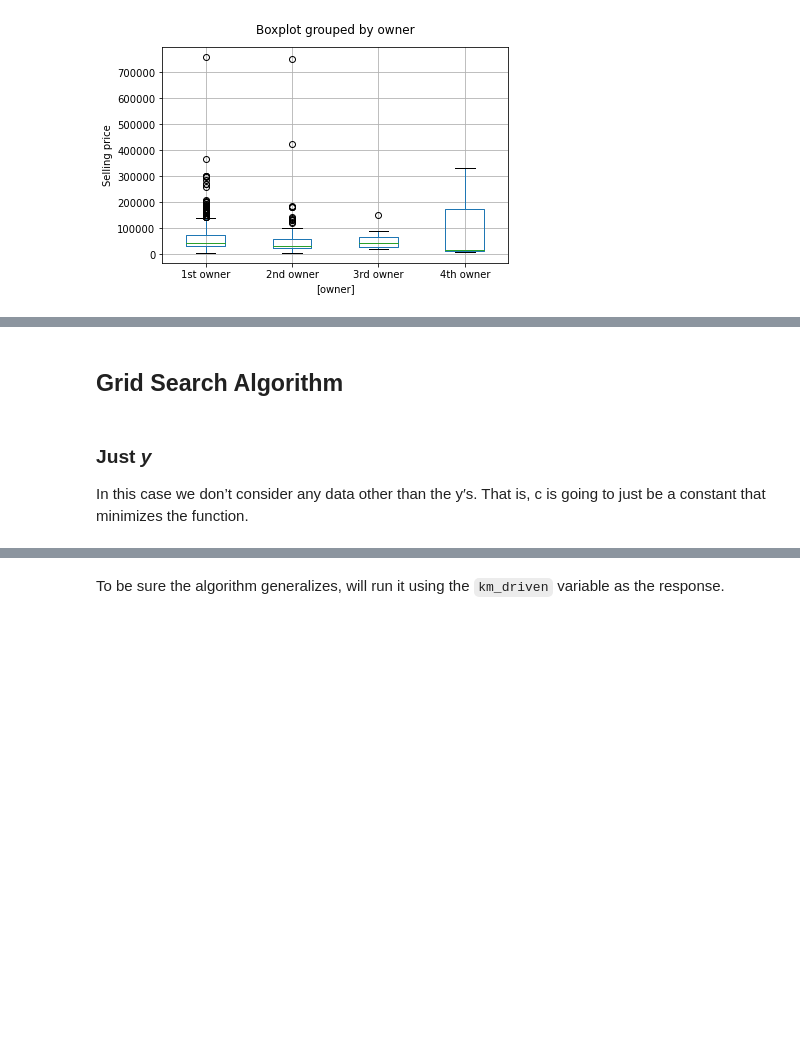
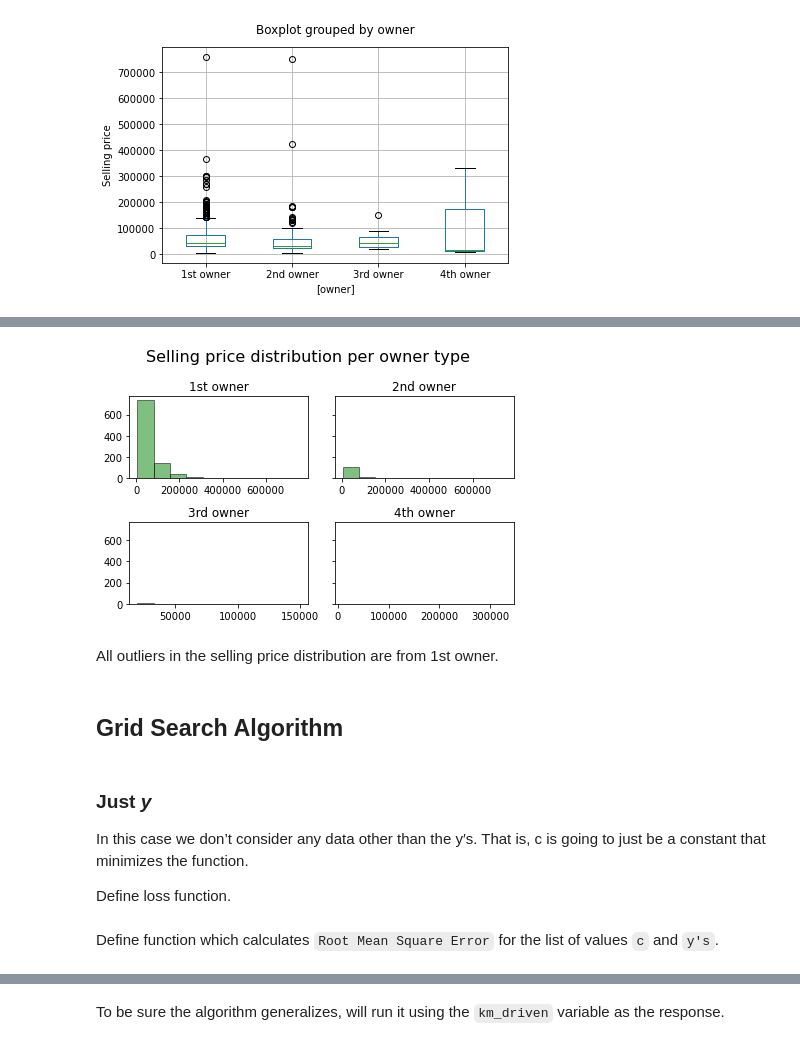
Before and after one commit to peshekhodko/ST590-Project1, a Jupyter notebook: Project1.ipynb, the cells around one changed output, grey strips where cells are left out. Saved outputs shown, nothing was run; the diff lists cells and outputs as text; code cells hidden in the pictures; blank space fills up the shorter version.

```diff
--- a/Project1.ipynb
+++ b/Project1.ipynb
@@ -212,6 +223,25 @@ plt.close()
+# %%
+fig, axs = plt.subplots(2, 2, sharey=True, tight_layout=True)
+fig.suptitle("Selling price distribution per owner type", fontsize=16)
+axs[0, 0].hist(data.loc[data.owner == "1st owner", ["selling_price"]].selling_price, color = "green", alpha = 0.5, ec="black")
+axs[0, 0].set_title('1st owner')
+axs[0, 1].hist(data.loc[data.owner == "2nd owner", ["selling_price"]].selling_price, color = "green", alpha = 0.5, ec="black")
+axs[0, 1].set_title('2nd owner')
+axs[1, 0].hist(data.loc[data.owner == "3rd owner", ["selling_price"]].selling_price, color = "green", alpha = 0.5, ec="black")
+axs[1, 0].set_title('3rd owner')
+axs[1, 1].hist(data.loc[data.owner == "4th owner", ["selling_price"]].selling_price, color = "green", alpha = 0.5, ec="black")
+axs[1, 1].set_title('4th owner')
+plt.show()
+plt.close()
+# %% [output]
+[figure, added]
+# %% [markdown]
+All outliers in the selling price distribution are from 1st owner.
 # %% [markdown]
 ## Grid Search Algorithm
 # %% [markdown]
 ### Just *y*
 
 In this case we don’t consider any data other than the y′s. That is, c is going to just be a constant that minimizes the function.
+
+Define loss function.
@@ -217,0 +254,2 @@ In this case we don’t consider any data other than the y′s. That is, c is go
+# %% [markdown]
+Define function which calculates `Root Mean Square Error` for the list of values `c` and `y's`.
```
Also changed, not shown: parts of 18 cells of this notebook.
